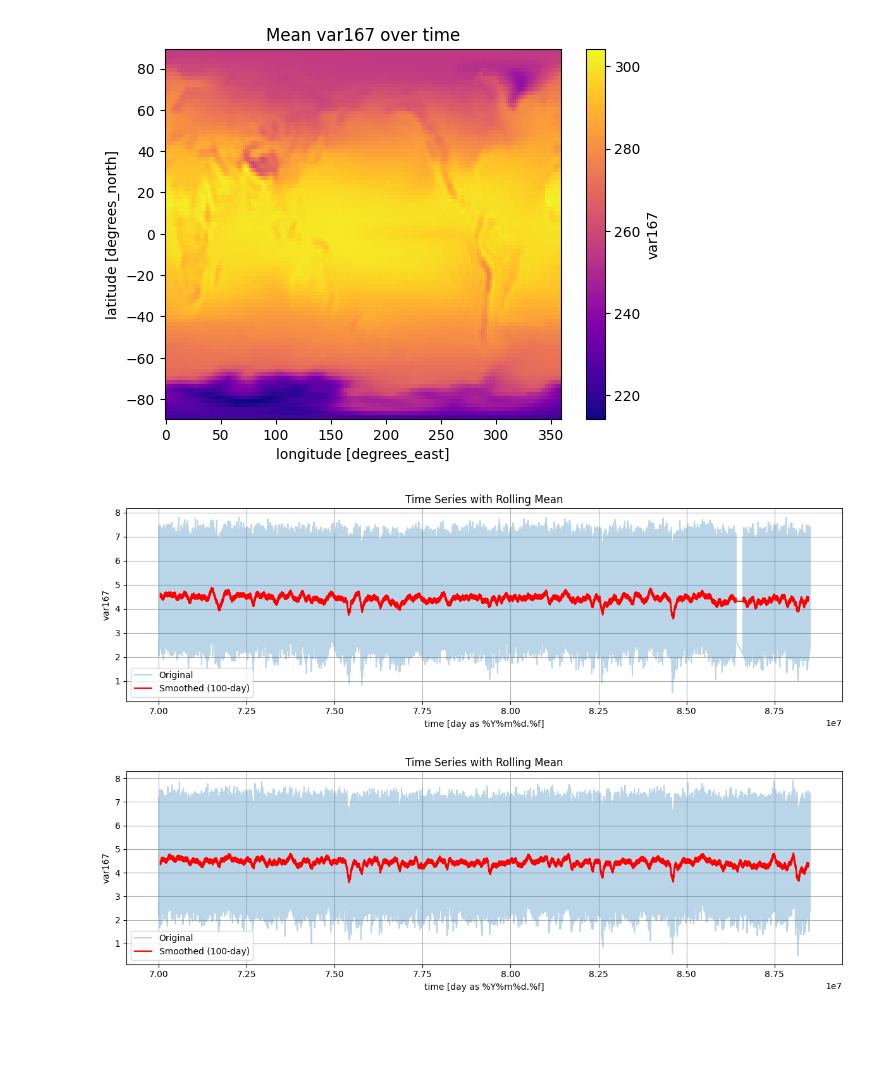
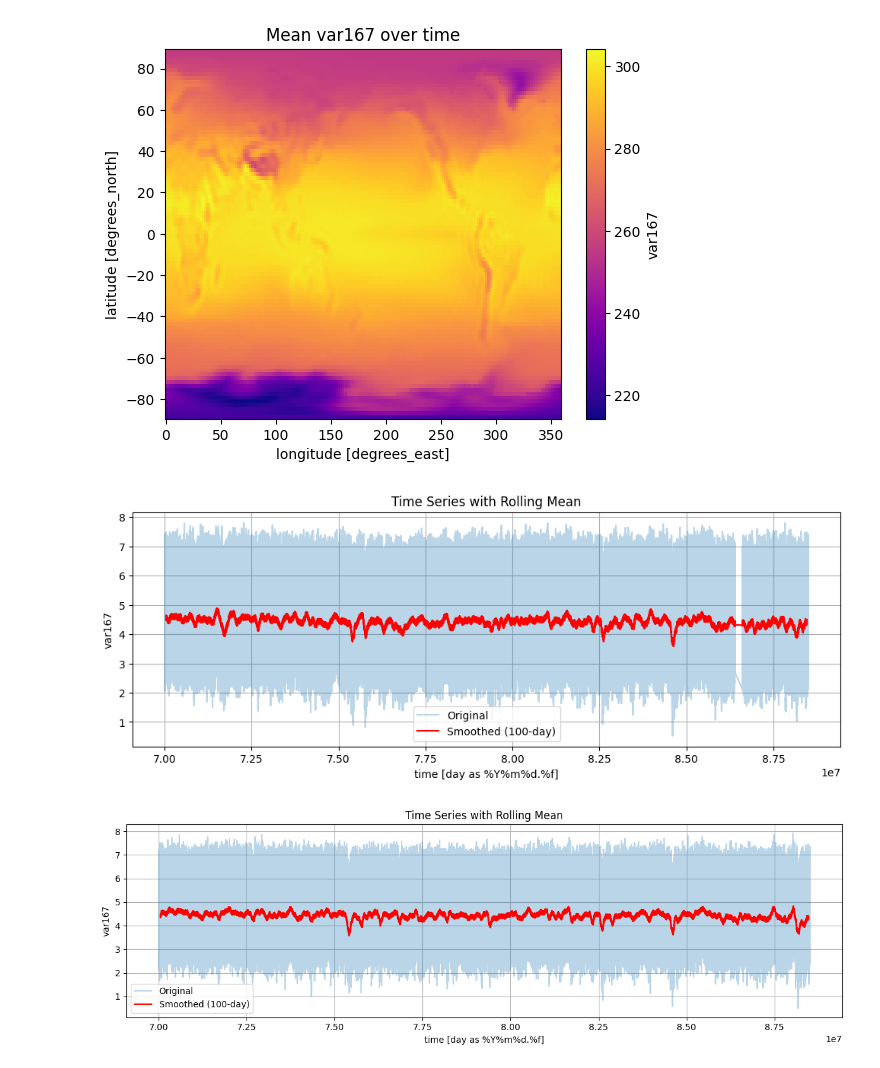
Before and after one commit to EliHHogemo/lia, a Jupyter notebook: temp.ipynb, the cells around one changed output. Drawn from its saved outputs; the diff is of its cells as text; code cells hidden in the pictures; blank space fills up the shorter version.

```diff
--- a/temp.ipynb
+++ b/temp.ipynb
@@ -76,17 +66,16 @@ plt.show()
 # %%
 ts = ds["var167"].mean(dim=["lat", "lon"])-273.12
 smoothed = ts.rolling(time=100, center=True).mean()
 
 plt.figure(figsize=(12, 4))
 ts.plot(label="Original", alpha=0.3)
 smoothed.plot(label="Smoothed (100-day)", color='red')
 plt.title("Time Series with Rolling Mean")
 plt.legend()
 plt.grid(True)
-plt.tight_layout()
 plt.show()
 # %% [output]
-[figure, old version]
+[figure, new version]
 # %%
 ts1 = da["var167"].mean(dim=["lat", "lon"])-273.12
 smoothed = ts1.rolling(time=100, center=True).mean()
```
Also changed, not shown: parts of 16 cells of this notebook.
